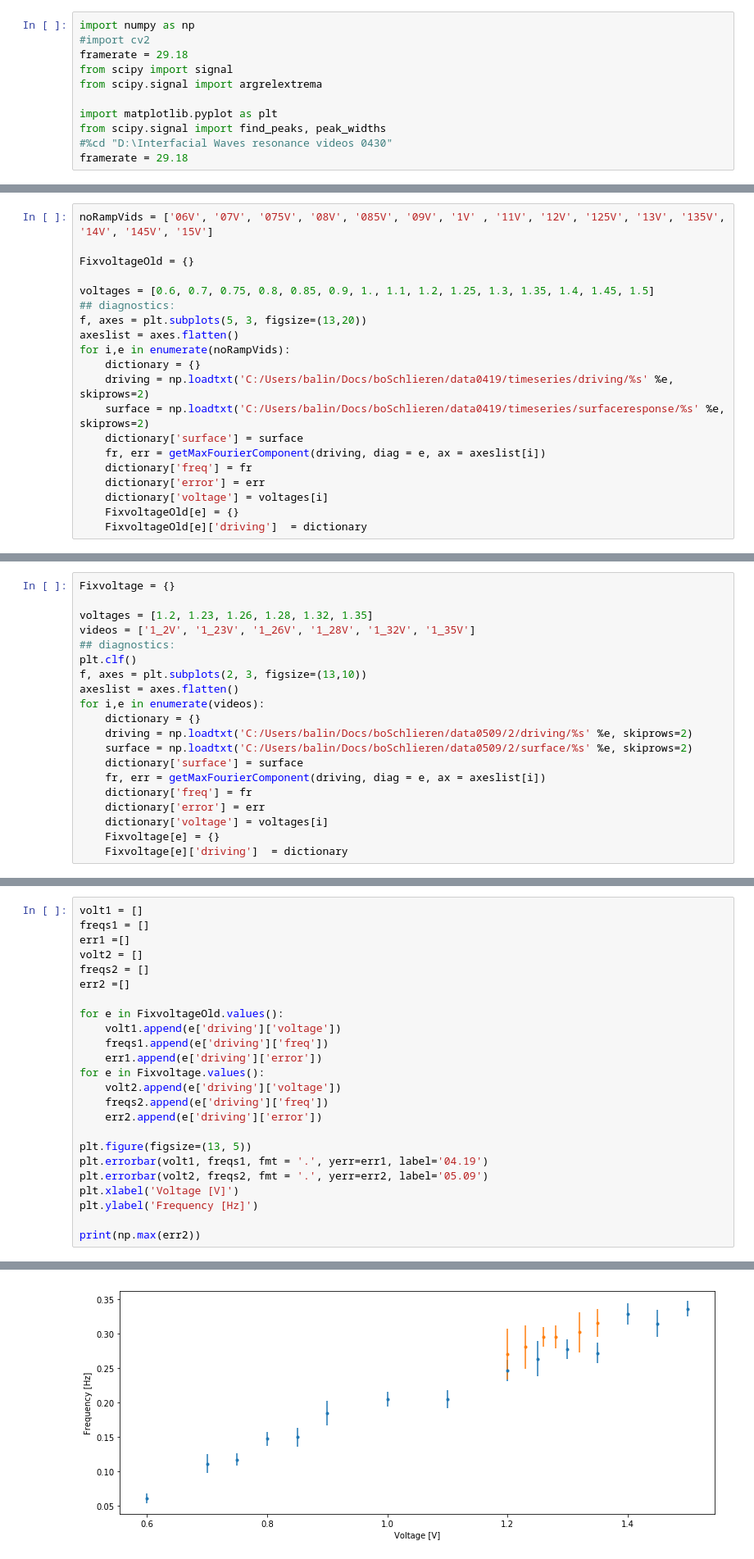
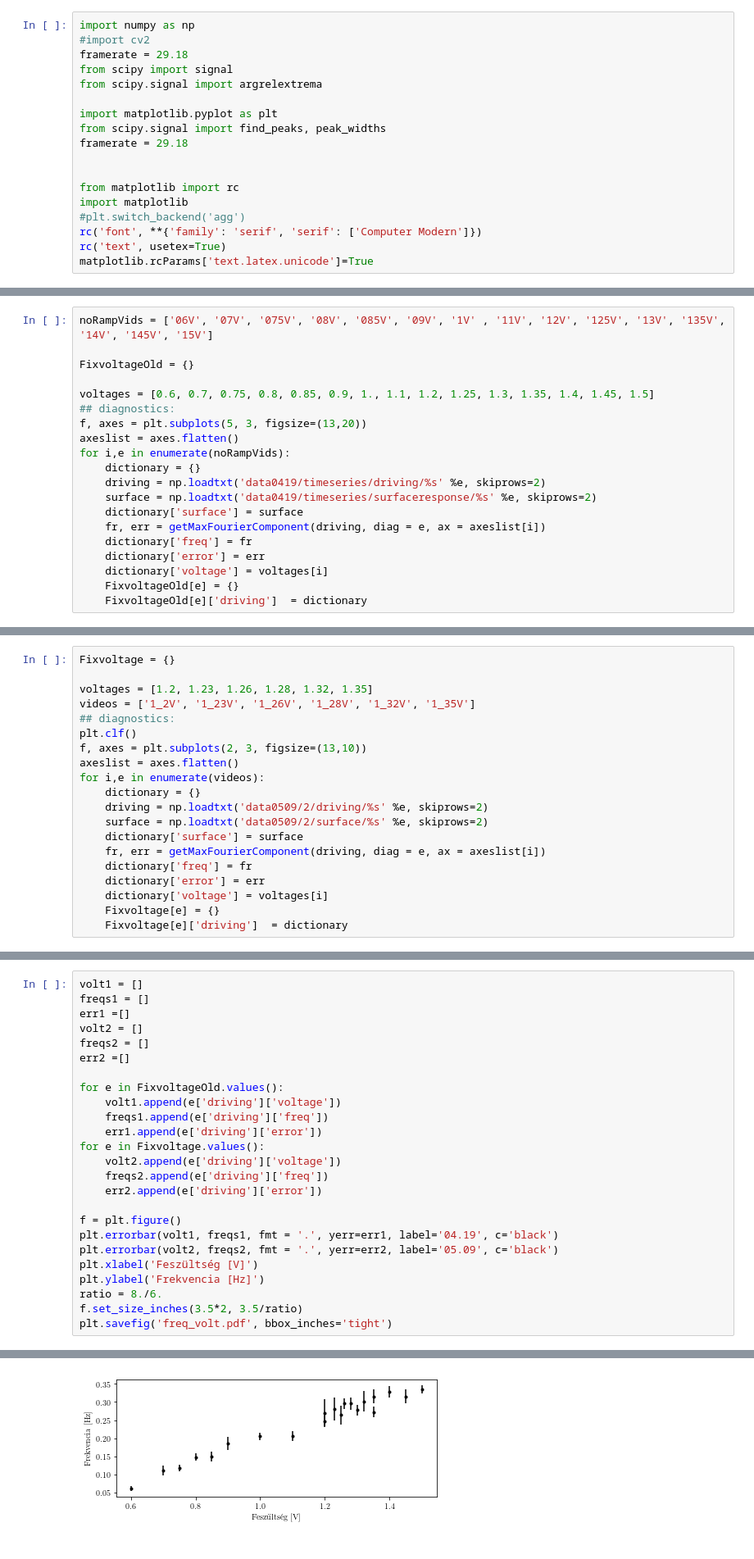
Before and after one commit to balintkaszas/boSchlieren, a Jupyter notebook: 0511_noramp.ipynb, the cells around one changed output, grey strips where cells are left out. Shown: that part at 82% size. Saved outputs shown, nothing was run; the diff lists cells and outputs as text.

Commit message:
Figures

```diff
--- a/0511_noramp.ipynb
+++ b/0511_noramp.ipynb
@@ -27,5 +27,12 @@ from scipy.signal import argrelextrema
 
 import matplotlib.pyplot as plt
 from scipy.signal import find_peaks, peak_widths
-#%cd "D:\Interfacial Waves resonance videos 0430"
 framerate = 29.18
+
+
+from matplotlib import rc
+import matplotlib
+#plt.switch_backend('agg')
+rc('font', **{'family': 'serif', 'serif': ['Computer Modern']})
+rc('text', usetex=True)
+matplotlib.rcParams['text.latex.unicode']=True
@@ -127,8 +137,8 @@ f, axes = plt.subplots(5, 3, figsize=(13,20))
 axeslist = axes.flatten()
 for i,e in enumerate(noRampVids):
     dictionary = {}
-    driving = np.loadtxt('C:/Users/balin/Docs/boSchlieren/data0419/timeseries/driving/%s' %e, skiprows=2)
-    surface = np.loadtxt('C:/Users/balin/Docs/boSchlieren/data0419/timeseries/surfaceresponse/%s' %e, skiprows=2)
+    driving = np.loadtxt('data0419/timeseries/driving/%s' %e, skiprows=2)
+    surface = np.loadtxt('data0419/timeseries/surfaceresponse/%s' %e, skiprows=2)
     dictionary['surface'] = surface
     fr, err = getMaxFourierComponent(driving, diag = e, ax = axeslist[i])
     dictionary['freq'] = fr
@@ -151,8 +161,8 @@ f, axes = plt.subplots(2, 3, figsize=(13,10))
 axeslist = axes.flatten()
 for i,e in enumerate(videos):
     dictionary = {}
-    driving = np.loadtxt('C:/Users/balin/Docs/boSchlieren/data0509/2/driving/%s' %e, skiprows=2)
-    surface = np.loadtxt('C:/Users/balin/Docs/boSchlieren/data0509/2/surface/%s' %e, skiprows=2)
+    driving = np.loadtxt('data0509/2/driving/%s' %e, skiprows=2)
+    surface = np.loadtxt('data0509/2/surface/%s' %e, skiprows=2)
     dictionary['surface'] = surface
     fr, err = getMaxFourierComponent(driving, diag = e, ax = axeslist[i])
     dictionary['freq'] = fr
@@ -182,11 +192,12 @@ for e in Fixvoltage.values():
     freqs2.append(e['driving']['freq'])
     err2.append(e['driving']['error'])
 
-plt.figure(figsize=(13, 5))
-plt.errorbar(volt1, freqs1, fmt = '.', yerr=err1, label='04.19')
-plt.errorbar(volt2, freqs2, fmt = '.', yerr=err2, label='05.09')
-plt.xlabel('Voltage [V]')
-plt.ylabel('Frequency [Hz]')
-
-print(np.max(err2))
+f = plt.figure()
+plt.errorbar(volt1, freqs1, fmt = '.', yerr=err1, label='04.19', c='black')
+plt.errorbar(volt2, freqs2, fmt = '.', yerr=err2, label='05.09', c='black')
+plt.xlabel('Feszültség [V]')
+plt.ylabel('Frekvencia [Hz]')
+ratio = 8./6.
+f.set_size_inches(3.5*2, 3.5/ratio)
+plt.savefig('freq_volt.pdf', bbox_inches='tight')
 # %% [output]
@@ -194,4 +204,4 @@ print(np.max(err2))
-[figure, old version]
+[figure, new version]
 # %% [markdown]
 # Interface displacement and width
 
```
Also changed, not shown: parts of 8 cells of this notebook, 3 other files.
